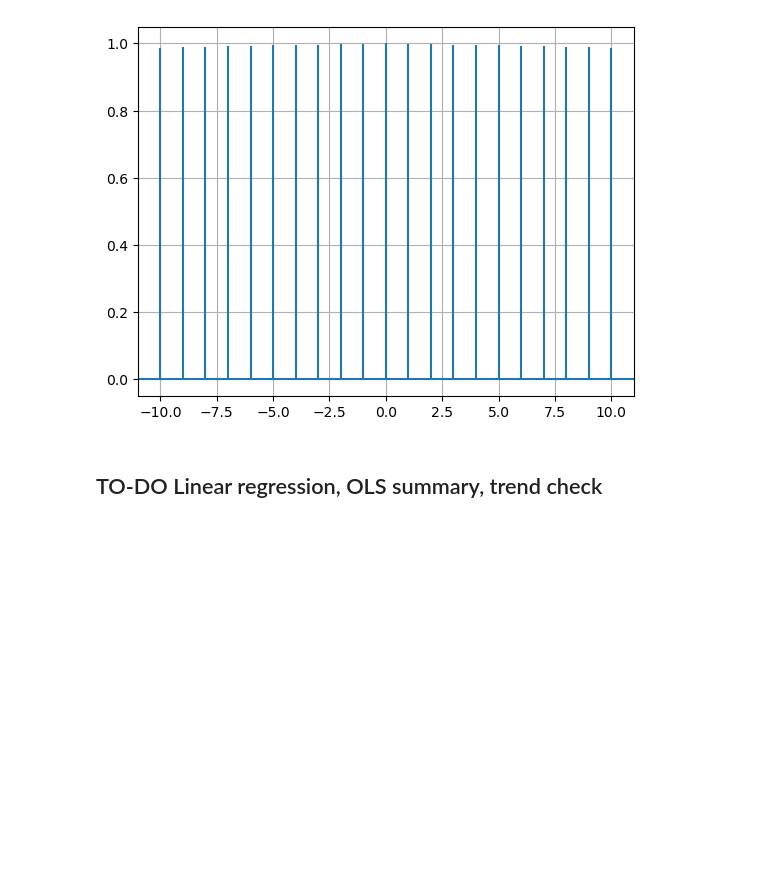
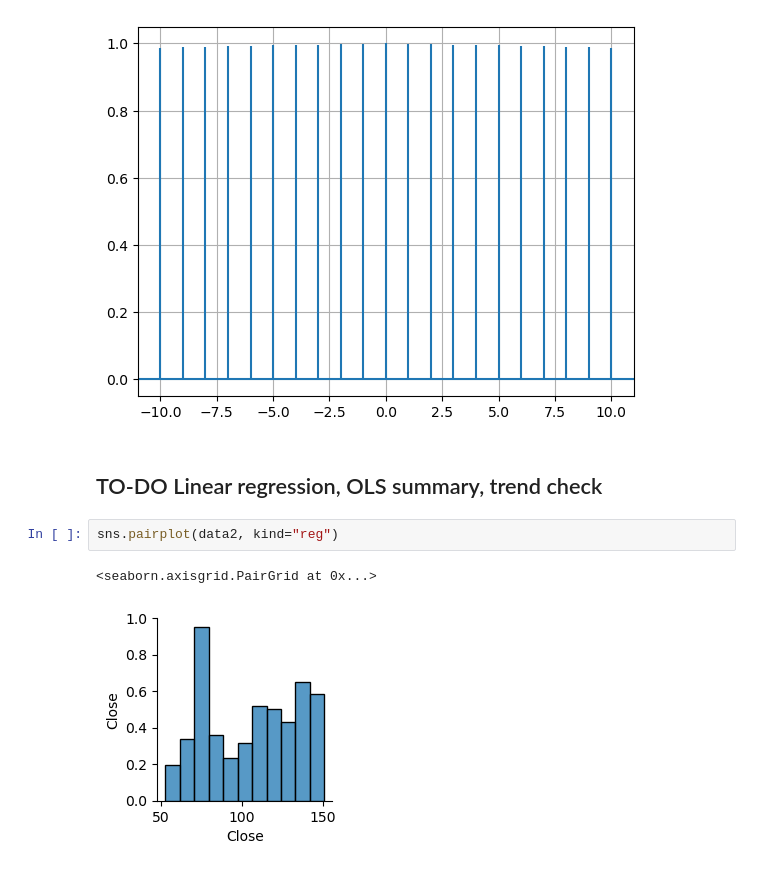
Before and after one commit to furkaneneseren/Time-Series-Prophet, a Jupyter notebook: time-series-prophet.ipynb, the cells around one changed output. Saved outputs shown, nothing was run; the diff lists cells and outputs as text; blank space fills up the shorter version.

```diff
--- a/time-series-prophet.ipynb
+++ b/time-series-prophet.ipynb
@@ -1233,3 +1226,8 @@ plt.show()
 [figure]
 # %% [markdown]
 ## TO-DO Linear regression, OLS summary, trend check
+# %%
+sns.pairplot(data2, kind="reg")
+# %% [output]
+<seaborn.axisgrid.PairGrid at 0x...>
+[figure, added]
```
Also changed, not shown: parts of 30 cells of this notebook.
